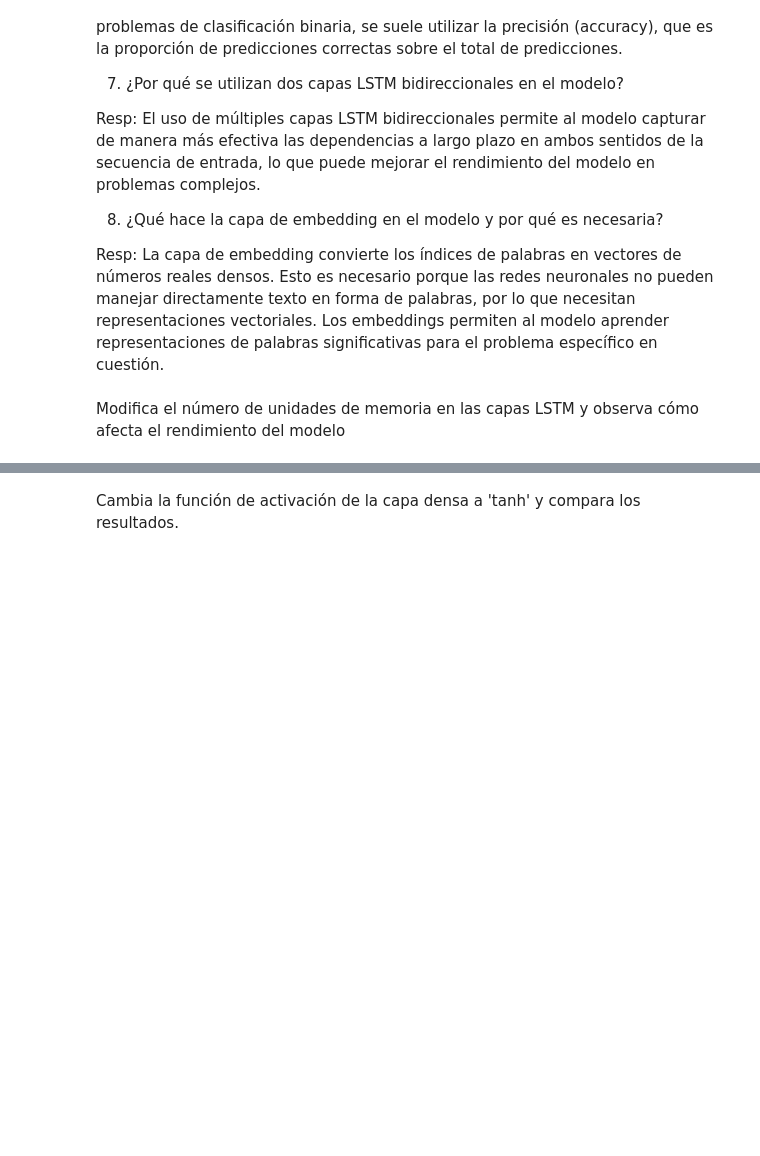
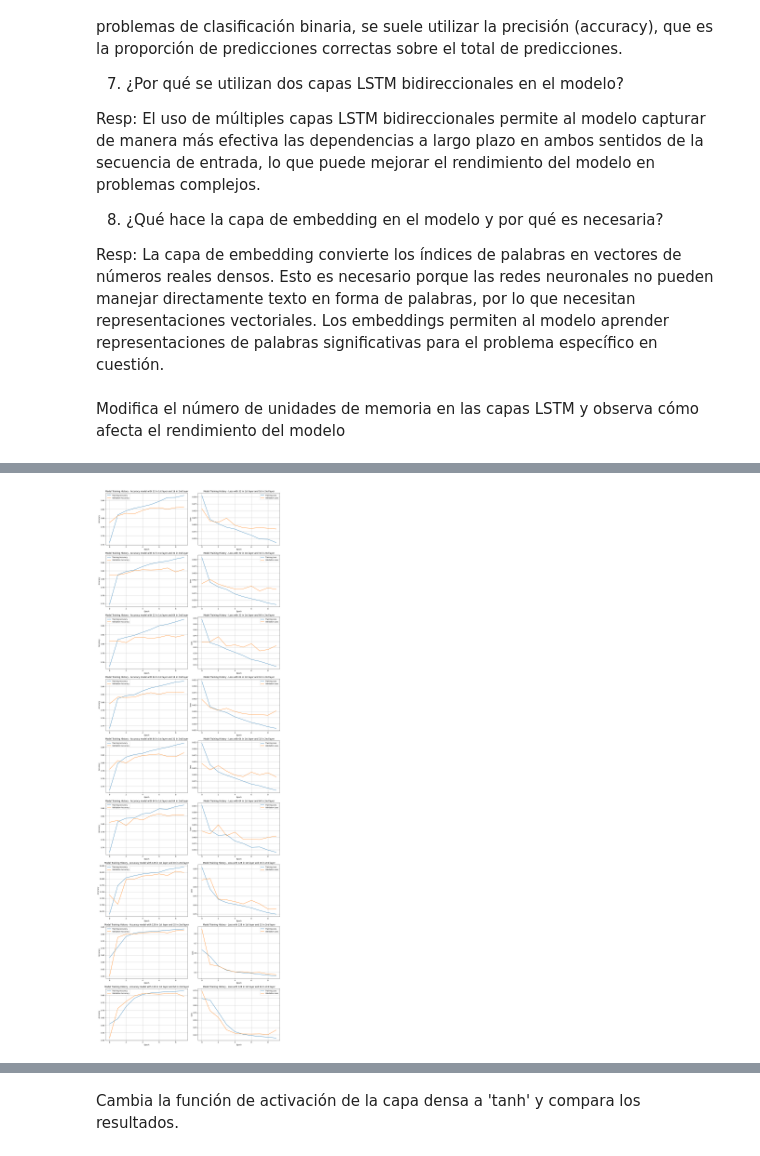
Before and after one commit to EdwinAR99/TalentoTECH-Repo, a Jupyter notebook: NLP_Keras_TalentoTECH.ipynb, the cells around one changed output, grey strips where cells are left out. Cells and saved outputs as stored; diff of their text form; code cells hidden in the pictures; blank space fills up the shorter version.

```diff
--- a/NLP_Keras_TalentoTECH.ipynb
+++ b/NLP_Keras_TalentoTECH.ipynb
@@ -843,29 +774,37 @@ Epoch 9/10
 # %%
 # Create subplots
-fig, axes = plt.subplots(len(histories), 2, figsize=(12, 5))
+fig, axes = plt.subplots(len(histories), 2, figsize=(15, 5*len(histories)))
 
 i = 0
+j = 0
+n = 0
 
 for his in histories:
   # Graphic the training history - Accuracy
   axes[i][0].plot(his.history['accuracy'], label='Training Accuracy')
   axes[i][0].plot(his.history['val_accuracy'], label='Validation Accuracy')
-  axes[i][0].set_title('Model Training History - Accuracy')
+  axes[i][0].set_title('Model Training History - Accuracy model with ' + str(units_lstm1_values[n]) +' in 1st layer and ' + str(units_lstm2_values[j]) + ' in 2nd layer')
   axes[i][0].set_xlabel('Epoch')
   axes[i][0].set_ylabel('Accuracy')
   axes[i][0].legend()
   axes[i][0].grid(True)
 
   # Graphic the training history - Loss
   axes[i][1].plot(his.history['loss'], label='Training Loss')
   axes[i][1].plot(his.history['val_loss'], label='Validation Loss')
-  axes[i][1].set_title('Model Training History - Loss')
+  axes[i][1].set_title('Model Training History - Loss with ' + str(units_lstm1_values[n]) +' in 1st layer and ' + str(units_lstm2_values[j]) + ' in 2nd layer')
   axes[i][1].set_xlabel('Epoch')
   axes[i][1].set_ylabel('Loss')
   axes[i][1].legend()
   axes[i][1].grid(True)
 
   i += 1
+  j += 1
+  if (j >= 3):
+    n += 1
+    j = 0
 
 plt.tight_layout()
 plt.show()
+# %% [output]
+[figure, added]
```
Also changed, not shown: parts of 27 cells of this notebook.
